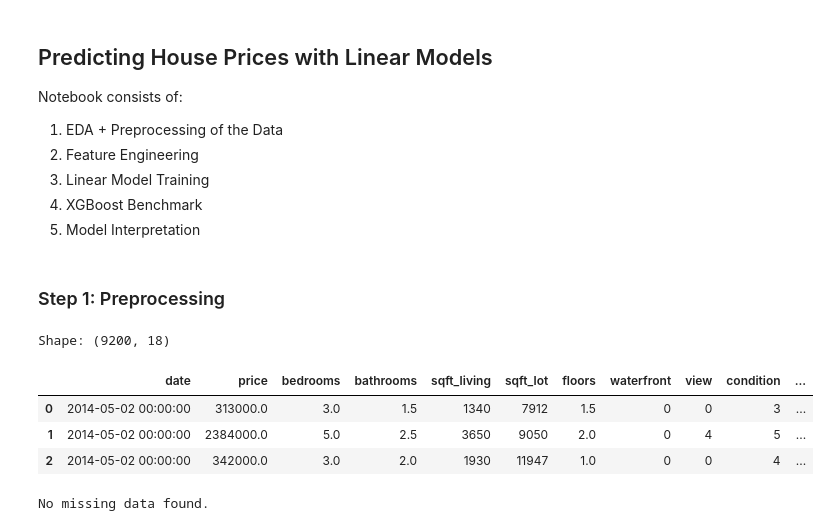
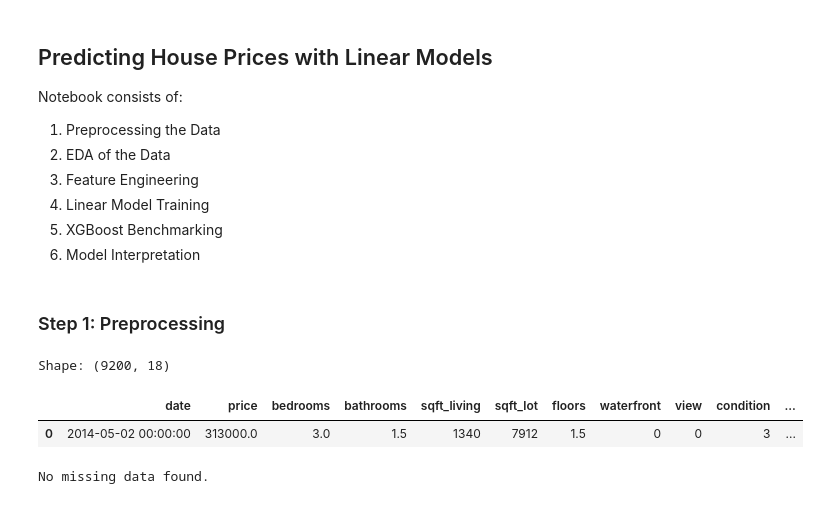
Before and after one commit to anggiearrizki/house-prix, a Jupyter notebook: house_price_predictions.ipynb, the cells around one changed output. Saved outputs shown, nothing was run; the diff lists cells and outputs as text; code cells hidden in the pictures.

```diff
--- a/house_price_predictions.ipynb
+++ b/house_price_predictions.ipynb
@@ -3,11 +3,12 @@
 
 Notebook consists of:
 
-1. EDA + Preprocessing of the Data
-2. Feature Engineering
-3. Linear Model Training
-4. XGBoost Benchmark
-5. Model Interpretation
+1. Preprocessing the Data
+2. EDA of the Data
+3. Feature Engineering
+4. Linear Model Training
+5. XGBoost Benchmarking
+6. Model Interpretation
 # %%
 # -------- initialise ----------
 DATA_PATH = "data/house_dataset.csv"
@@ -23,13 +29,11 @@ import pandas as pd
 # %%
 df = pd.read_csv(DATA_PATH)
 print(f"Shape: {df.shape}")
-df.head(3)
+df.head(1)
 # %% [output]
 Shape: (9200, 18)
 |  | date | price | bedrooms | bathrooms | sqft_living | sqft_lot | floors | waterfront | view | condition | ... |
 | 0 | 2014-05-02 00:00:00 | 313000.0 | 3.0 | 1.5 | 1340 | 7912 | 1.5 | 0 | 0 | 3 | ... |
-| 1 | 2014-05-02 00:00:00 | 2384000.0 | 5.0 | 2.5 | 3650 | 9050 | 2.0 | 0 | 4 | 5 | ... |
-| 2 | 2014-05-02 00:00:00 | 342000.0 | 3.0 | 2.0 | 1930 | 11947 | 1.0 | 0 | 0 | 4 | ... |
 # %%
 # make sure date column is in DateTime format
 df['date'] = pd.to_datetime(df['date'])
```
Also changed, not shown: parts of 6 cells of this notebook.
